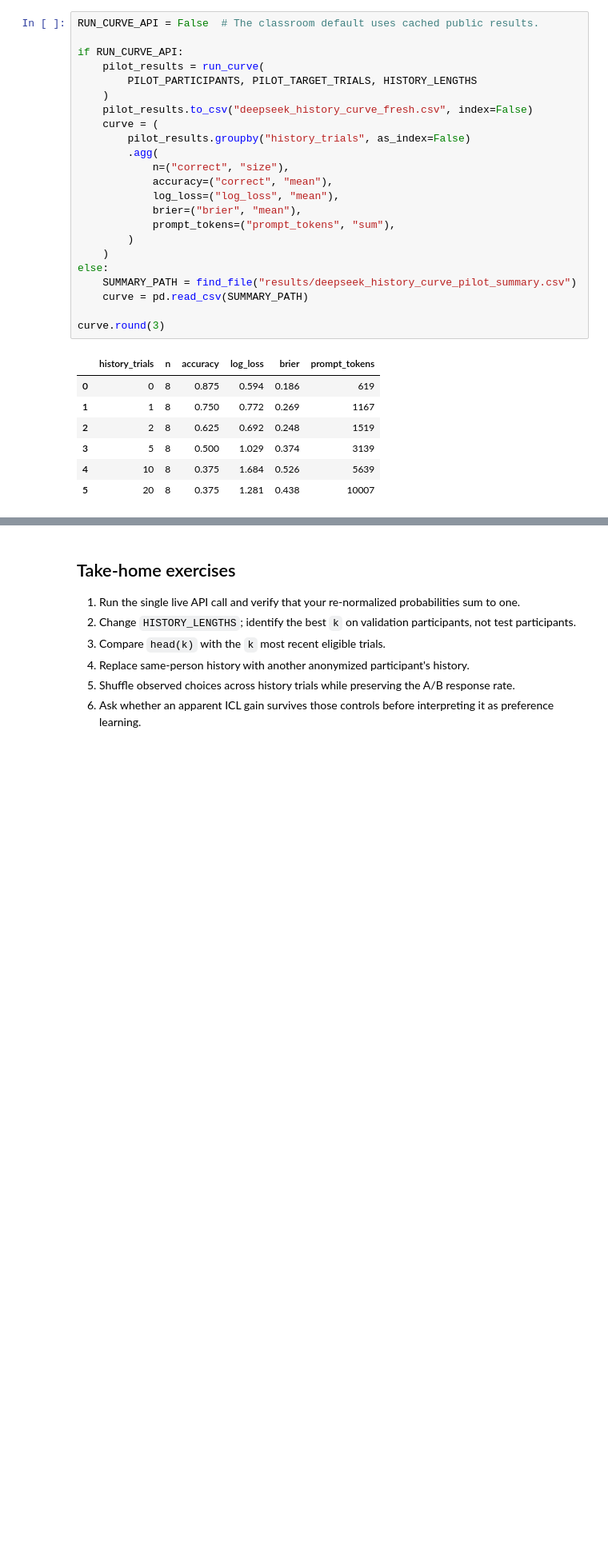
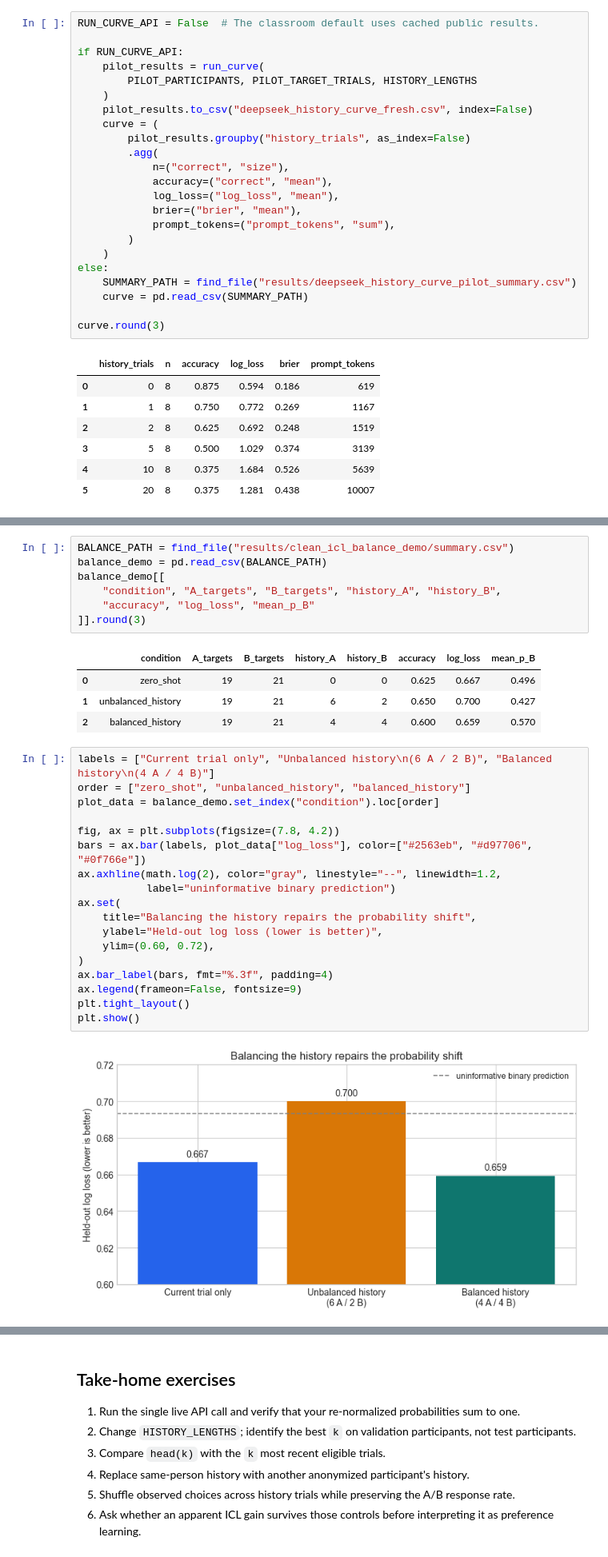
Before and after one commit to xhb120633/LLM_human_decisions, a Jupyter notebook: notebooks/01_prediction_from_zero_shot_to_icl.ipynb, the cells around one changed output, grey strips where cells are left out. Shown at 80% size. Saved outputs shown, nothing was run; the diff lists cells and outputs as text; blank space fills up the shorter version.

Commit message:
Simplify ICL balance lesson and extend discovery search

```diff
--- a/notebooks/01_prediction_from_zero_shot_to_icl.ipynb
+++ b/notebooks/01_prediction_from_zero_shot_to_icl.ipynb
@@ -582,0 +439,32 @@ order, and compare same-person history with shuffled and other-person controls.
+# %%
+BALANCE_PATH = find_file("results/clean_icl_balance_demo/summary.csv")
+balance_demo = pd.read_csv(BALANCE_PATH)
+balance_demo[[
+    "condition", "A_targets", "B_targets", "history_A", "history_B",
+    "accuracy", "log_loss", "mean_p_B"
+]].round(3)
+# %% [output]
+|  | condition | A_targets | B_targets | history_A | history_B | accuracy | log_loss | mean_p_B |
+| 0 | zero_shot | 19 | 21 | 0 | 0 | 0.625 | 0.667 | 0.496 |
+| 1 | unbalanced_history | 19 | 21 | 6 | 2 | 0.650 | 0.700 | 0.427 |
+| 2 | balanced_history | 19 | 21 | 4 | 4 | 0.600 | 0.659 | 0.570 |
+# %%
+labels = ["Current trial only", "Unbalanced history\n(6 A / 2 B)", "Balanced history\n(4 A / 4 B)"]
+order = ["zero_shot", "unbalanced_history", "balanced_history"]
+plot_data = balance_demo.set_index("condition").loc[order]
+
+fig, ax = plt.subplots(figsize=(7.8, 4.2))
+bars = ax.bar(labels, plot_data["log_loss"], color=["#2563eb", "#d97706", "#0f766e"])
+ax.axhline(math.log(2), color="gray", linestyle="--", linewidth=1.2,
+           label="uninformative binary prediction")
+ax.set(
+    title="Balancing the history repairs the probability shift",
+    ylabel="Held-out log loss (lower is better)",
+    ylim=(0.60, 0.72),
+)
+ax.bar_label(bars, fmt="%.3f", padding=4)
+ax.legend(frameon=False, fontsize=9)
+plt.tight_layout()
+plt.show()
+# %% [output]
+[figure, added]
```
Also changed, not shown: parts of 14 cells of this notebook, 12 other files.
